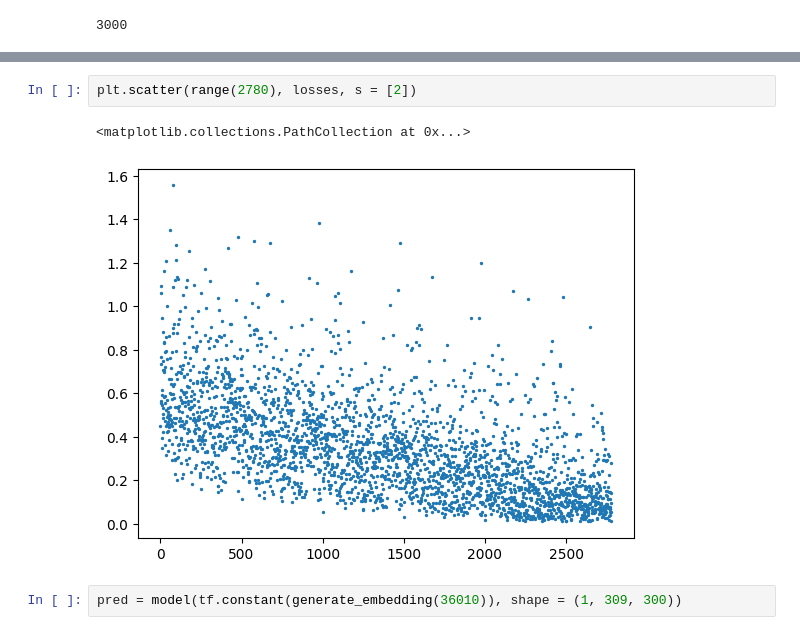
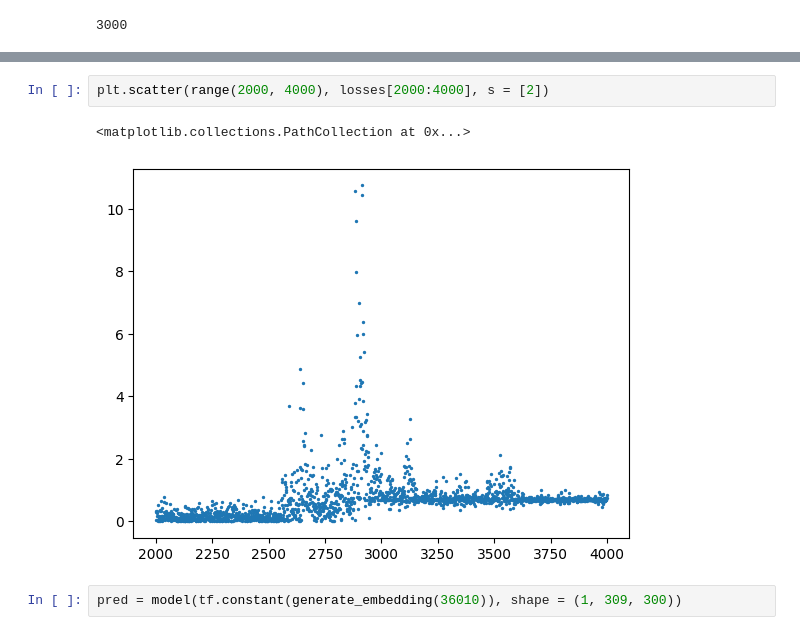
Before and after one commit to anmolpec/major_project, a Jupyter notebook: project_code/src/model_test.ipynb, the cells around one changed output, grey strips where cells are left out. Cells and saved outputs as stored; diff of their text form.

```diff
--- a/project_code/src/model_test.ipynb
+++ b/project_code/src/model_test.ipynb
@@ -243,8 +269,8 @@ len(losses)
 # %%
-plt.scatter(range(2780), losses, s = [2])
+plt.scatter(range(2000, 4000), losses[2000:4000], s = [2])
 # %% [output]
 <matplotlib.collections.PathCollection at 0x...>
-[figure, old version]
+[figure, new version]
 # %%
 pred = model(tf.constant(generate_embedding(36010)), shape = (1, 309, 300))
 # %% [output]
```
Also changed, not shown: parts of 12 cells of this notebook, 1 other file.
